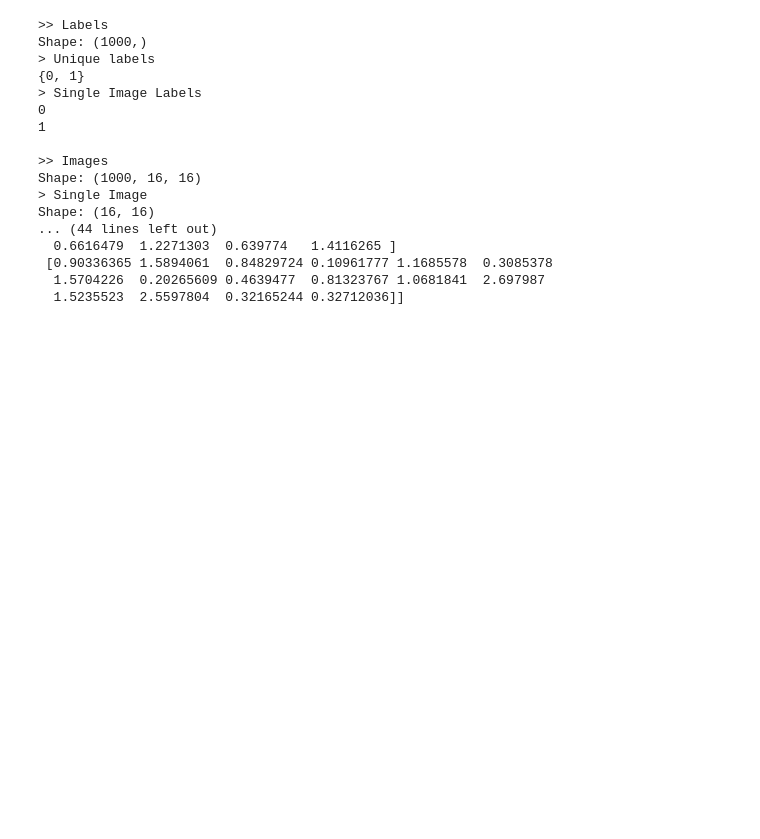
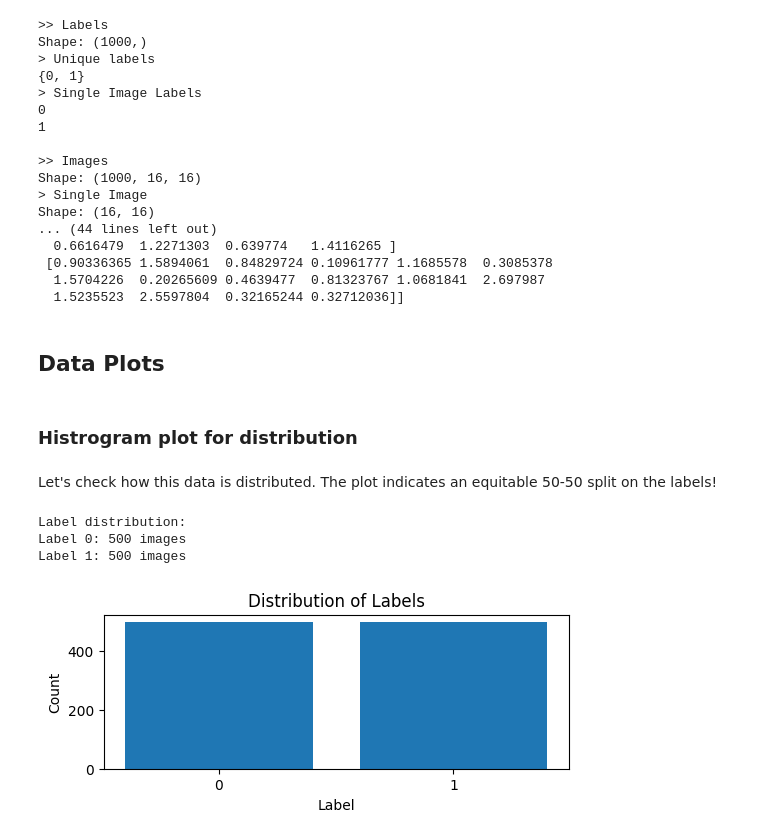
Before and after one commit to mach-12/cicada-gsoc-evaluation-task, a Jupyter notebook: solution.ipynb, the cells around one changed output. Cells and saved outputs as stored; diff of their text form; code cells hidden in the pictures; blank space fills up the shorter version.

```diff
--- a/solution.ipynb
+++ b/solution.ipynb
@@ -66,3 +85,27 @@ Shape: (16, 16)
  [0.90336365 1.5894061  0.84829724 0.10961777 1.1685578  0.3085378
   1.5704226  0.20265609 0.4639477  0.81323767 1.0681841  2.697987
   1.5235523  2.5597804  0.32165244 0.32712036]]
+# %% [markdown]
+## Data Plots
+# %% [markdown]
+### Histrogram plot for distribution
+# %% [markdown]
+Let's check how this data is distributed. The plot indicates an equitable 50-50 split on the labels!
+# %%
+label_counts = Counter(labels)
+print("Label distribution:")
+for label, count in sorted(label_counts.items()):
+    print(f"Label {label}: {count} images")
+
+plt.figure(figsize=(6, 2))
+plt.bar(label_counts.keys(), label_counts.values())
+plt.xlabel("Label")
+plt.ylabel("Count")
+plt.title("Distribution of Labels")
+plt.xticks(list(label_counts.keys()))
+plt.show()
+# %% [output]
+Label distribution:
+Label 0: 500 images
+Label 1: 500 images
+[figure, added]
```
Also changed, not shown: parts of 15 cells of this notebook, 1 other file.
